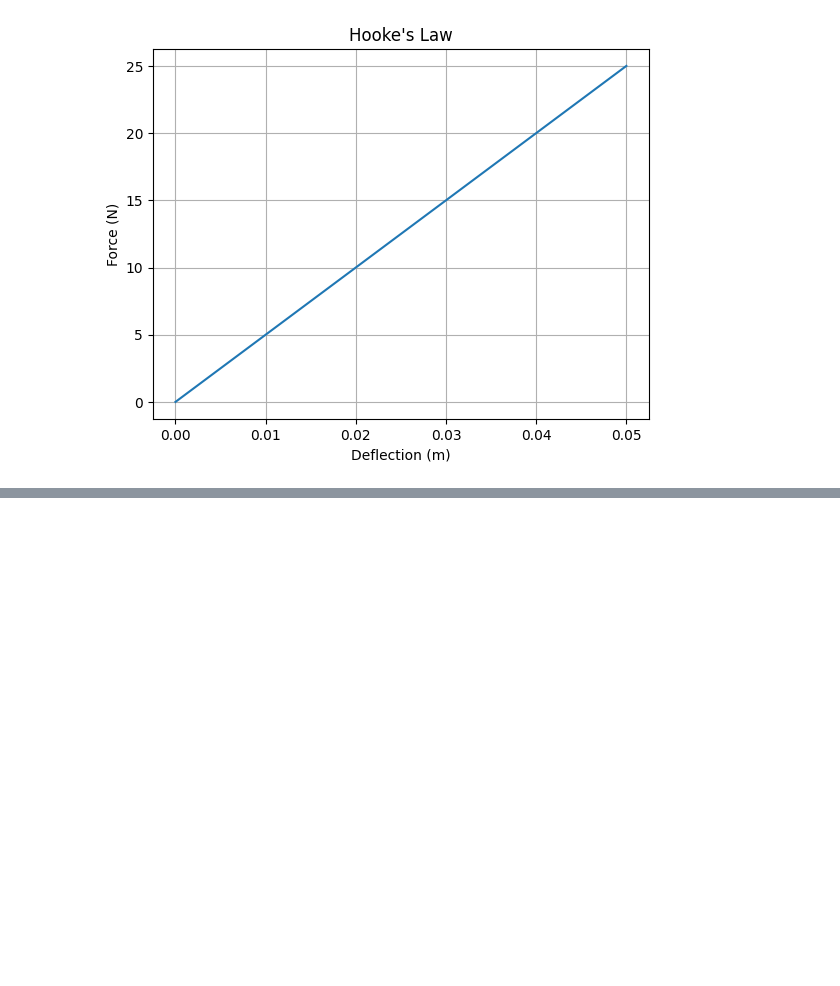
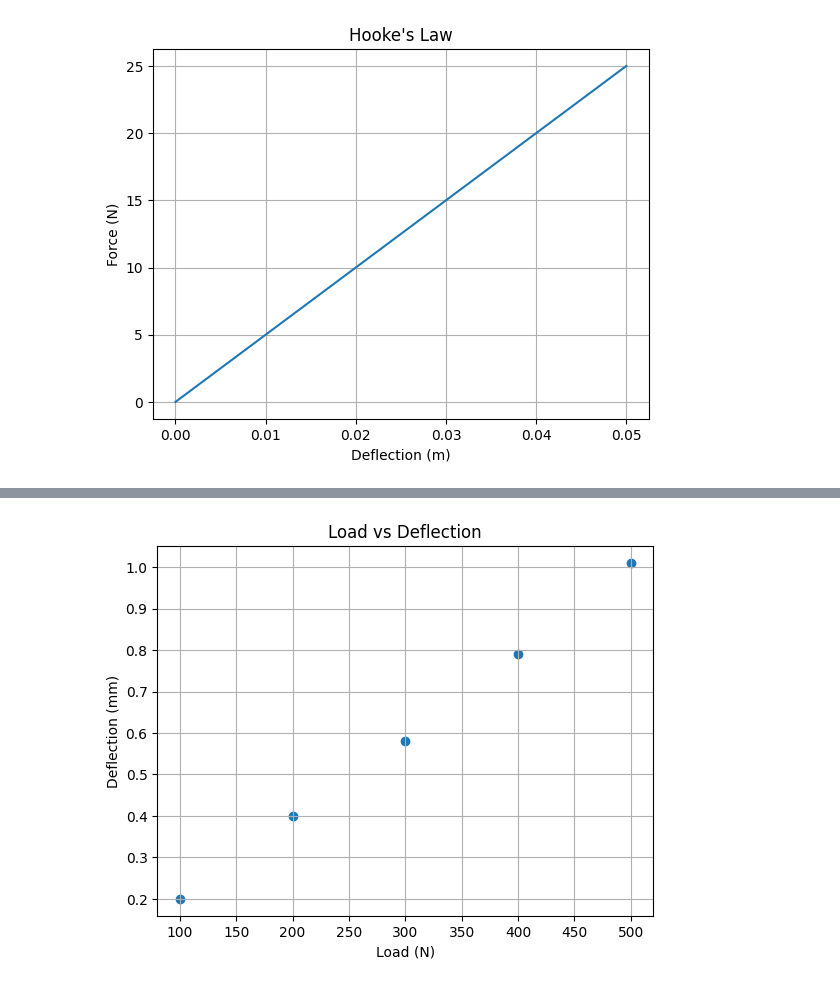
Before and after one commit to EhsanShakil05/Python-for-Engineers, a Jupyter notebook: Python_Engineering_Visualization.ipynb, the cells around one changed output, grey strips where cells are left out. Drawn from its saved outputs; the diff is of its cells as text; code cells hidden in the pictures; blank space fills up the shorter version.

```diff
--- a/Python_Engineering_Visualization.ipynb
+++ b/Python_Engineering_Visualization.ipynb
@@ -70,0 +94,19 @@ graph.show()
+# %%
+# Scatter Plot
+
+import matplotlib.pyplot as plt
+
+load = [100,200,300,400,500]
+deflection = [0.2,0.4,0.58,0.79,1.01]
+
+plt.scatter(load,deflection)
+
+plt.title("Load vs Deflection")
+plt.xlabel("Load (N)")
+plt.ylabel("Deflection (mm)")
+
+plt.grid(True)
+
+plt.show()
+# %% [output]
+[figure, added]
```
Also changed, not shown: parts of 2 cells of this notebook.
